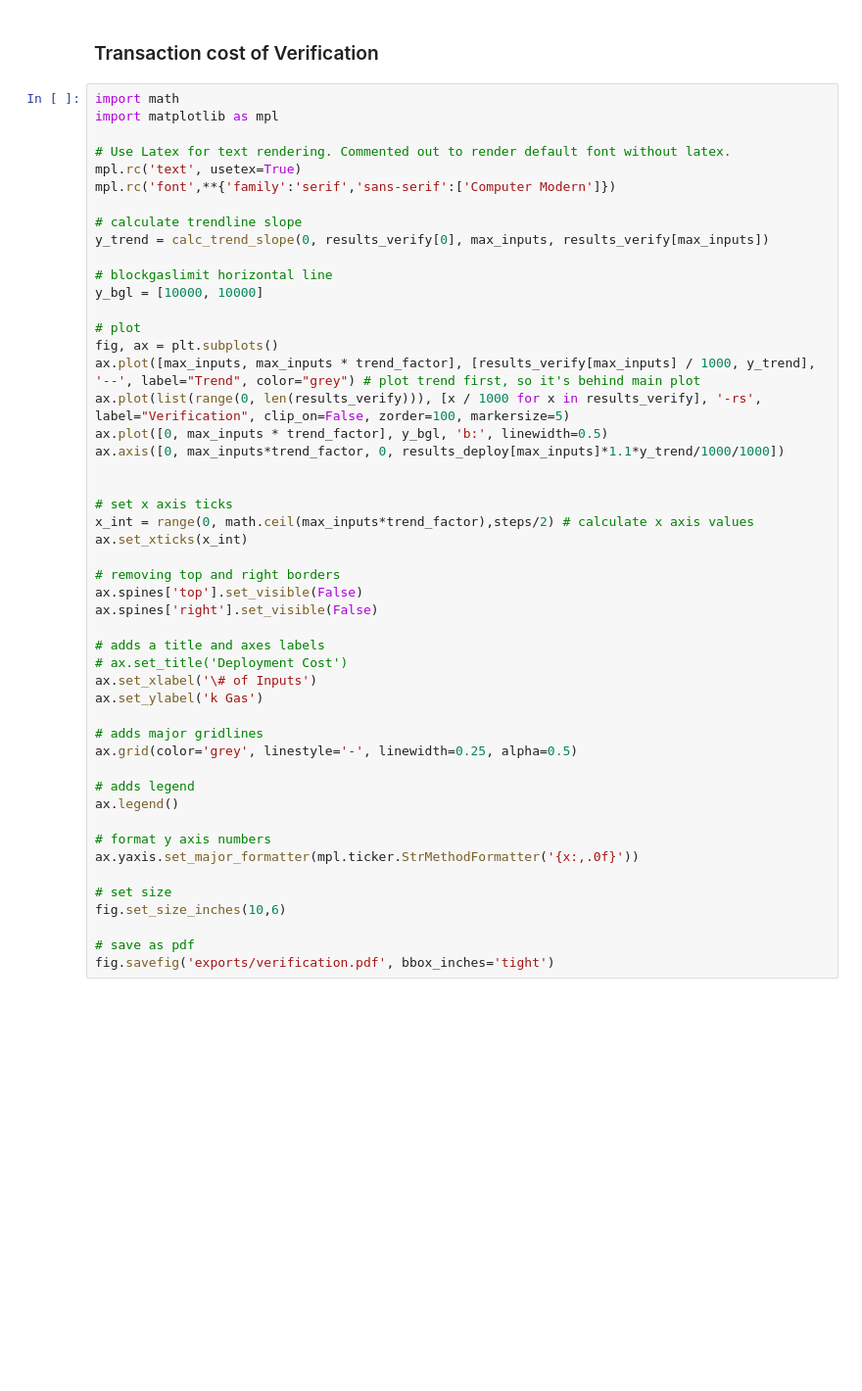
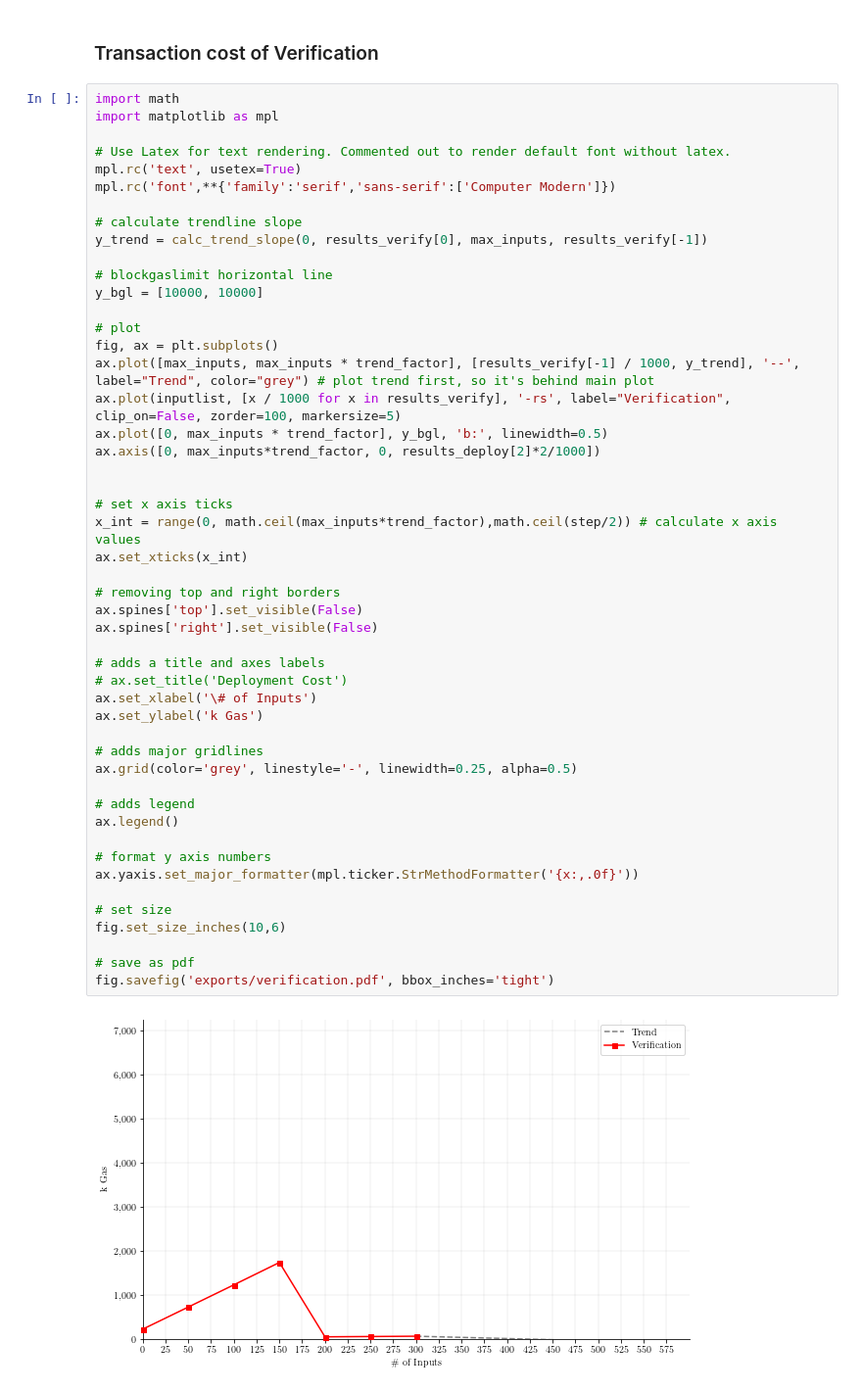
Before and after one commit to JacobEberhardt/ZoKratesBenchmarks, a Jupyter notebook: input_benchmark.ipynb, the cells around one changed output. Shown at 98% size. Drawn from its saved outputs; the diff is of its cells as text; blank space fills up the shorter version.

```diff
--- a/input_benchmark.ipynb
+++ b/input_benchmark.ipynb
@@ -332,43 +323,45 @@ mpl.rc('text', usetex=True)
 mpl.rc('font',**{'family':'serif','sans-serif':['Computer Modern']})
 
 # calculate trendline slope
-y_trend = calc_trend_slope(0, results_verify[0], max_inputs, results_verify[max_inputs])
+y_trend = calc_trend_slope(0, results_verify[0], max_inputs, results_verify[-1])
 
 # blockgaslimit horizontal line
 y_bgl = [10000, 10000]
 
 # plot
 fig, ax = plt.subplots()
-ax.plot([max_inputs, max_inputs * trend_factor], [results_verify[max_inputs] / 1000, y_trend], '--', label="Trend", color="grey") # plot trend first, so it's behind main plot
-ax.plot(list(range(0, len(results_verify))), [x / 1000 for x in results_verify], '-rs', label="Verification", clip_on=False, zorder=100, markersize=5)
+ax.plot([max_inputs, max_inputs * trend_factor], [results_verify[-1] / 1000, y_trend], '--', label="Trend", color="grey") # plot trend first, so it's behind main plot
+ax.plot(inputlist, [x / 1000 for x in results_verify], '-rs', label="Verification", clip_on=False, zorder=100, markersize=5)
 ax.plot([0, max_inputs * trend_factor], y_bgl, 'b:', linewidth=0.5)
-ax.axis([0, max_inputs*trend_factor, 0, results_deploy[max_inputs]*1.1*y_trend/1000/1000])
+ax.axis([0, max_inputs*trend_factor, 0, results_deploy[2]*2/1000])
 
 
 # set x axis ticks
-x_int = range(0, math.ceil(max_inputs*trend_factor),steps/2) # calculate x axis values
+x_int = range(0, math.ceil(max_inputs*trend_factor),math.ceil(step/2)) # calculate x axis values
 ax.set_xticks(x_int)
 
 # removing top and right borders
 ax.spines['top'].set_visible(False)
 ax.spines['right'].set_visible(False)
 
 # adds a title and axes labels
 # ax.set_title('Deployment Cost')
 ax.set_xlabel('\# of Inputs')
 ax.set_ylabel('k Gas')
 
 # adds major gridlines
 ax.grid(color='grey', linestyle='-', linewidth=0.25, alpha=0.5)
 
 # adds legend
 ax.legend()
 
 # format y axis numbers
 ax.yaxis.set_major_formatter(mpl.ticker.StrMethodFormatter('{x:,.0f}'))
 
 # set size
 fig.set_size_inches(10,6)
 
 # save as pdf
 fig.savefig('exports/verification.pdf', bbox_inches='tight')
+# %% [output]
+[figure, added]
```
Also changed, not shown: parts of 7 cells of this notebook, 3 other files.
